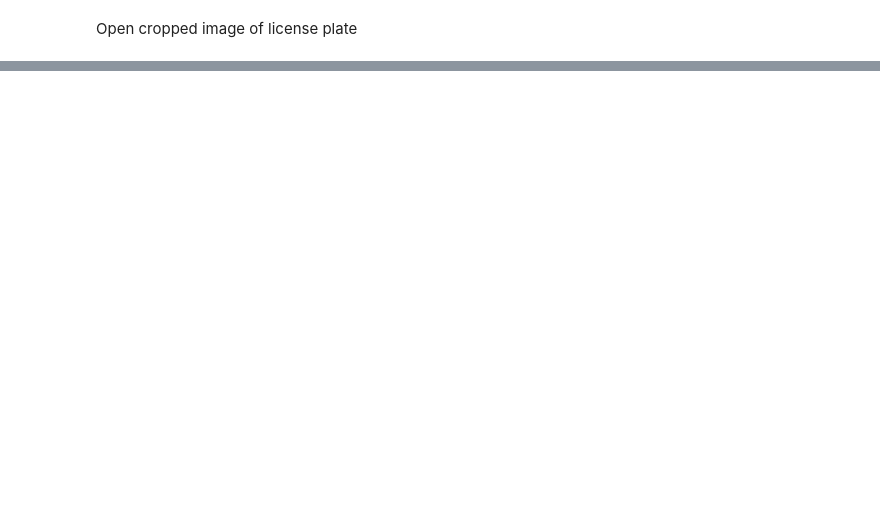
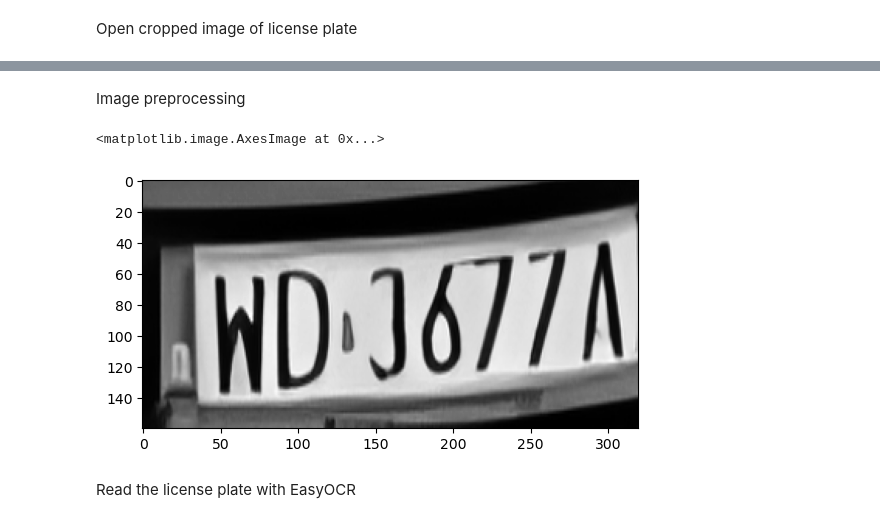
Before and after one commit to aiman3/stop-sign-camera, a Jupyter notebook: python/license_ocr_playground.ipynb, the cells around one changed output, grey strips where cells are left out. Cells and saved outputs as stored; diff of their text form; code cells hidden in the pictures; blank space fills up the shorter version.

```diff
--- a/python/license_ocr_playground.ipynb
+++ b/python/license_ocr_playground.ipynb
@@ -25,5 +29,10 @@ plt.imshow(hd_plate)
+# %% [markdown]
+Image preprocessing
 # %%
 img_lp = cv2.resize(hd_plate, (320,160))
 img_gray_lp = cv2.cvtColor(img_lp, cv2.COLOR_BGR2GRAY)
 _, img_binary_lp = cv2.threshold(img_gray_lp, 150, 255, cv2.THRESH_BINARY_INV)
-plt.imshow(img_binary_lp, cmap='gray')
+plt.imshow(img_gray_lp, cmap='gray')
+# %% [output]
+<matplotlib.image.AxesImage at 0x...>
+[figure, added]
@@ -32,2 +39,4 @@ plt.imshow(img_gray_lp, cmap='gray')
+# %% [markdown]
+Read the license plate with EasyOCR
 # %%
 reader.readtext(img_gray_lp)
```
Also changed, not shown: parts of 6 cells of this notebook, 1 other file.
